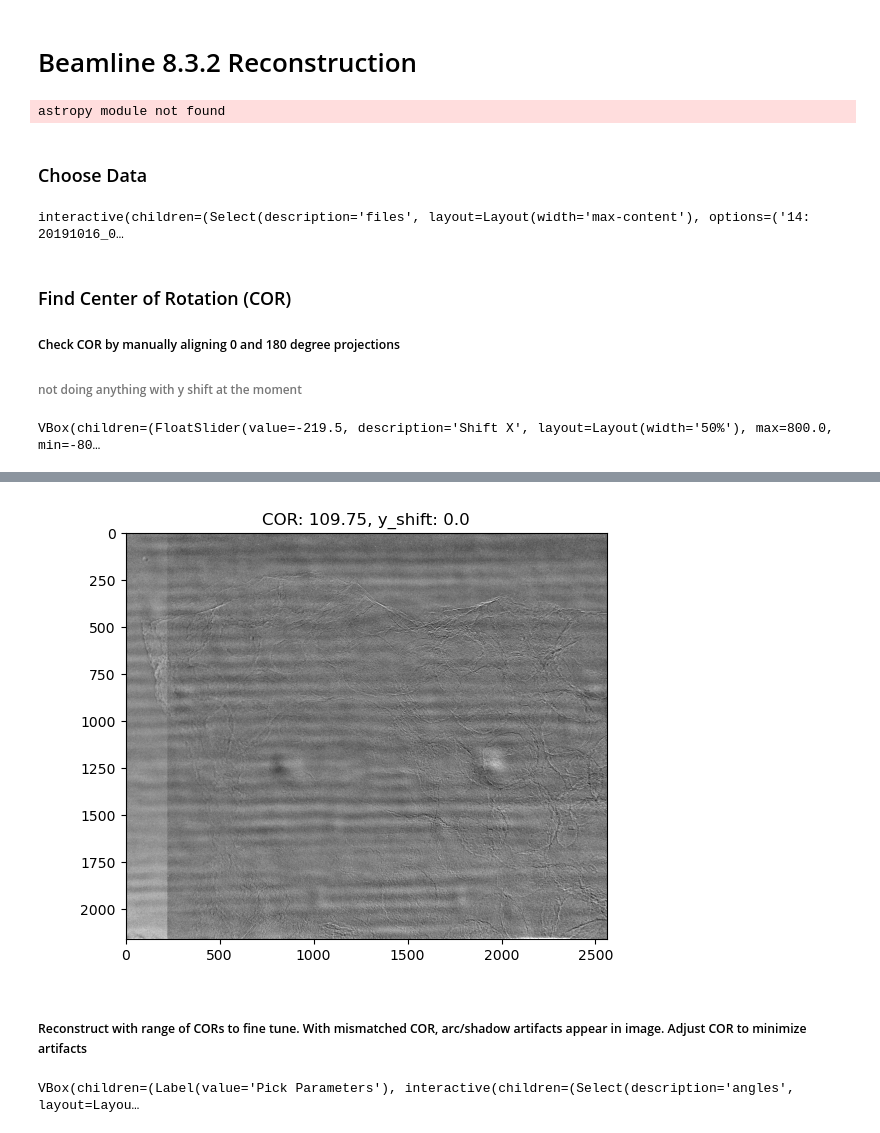
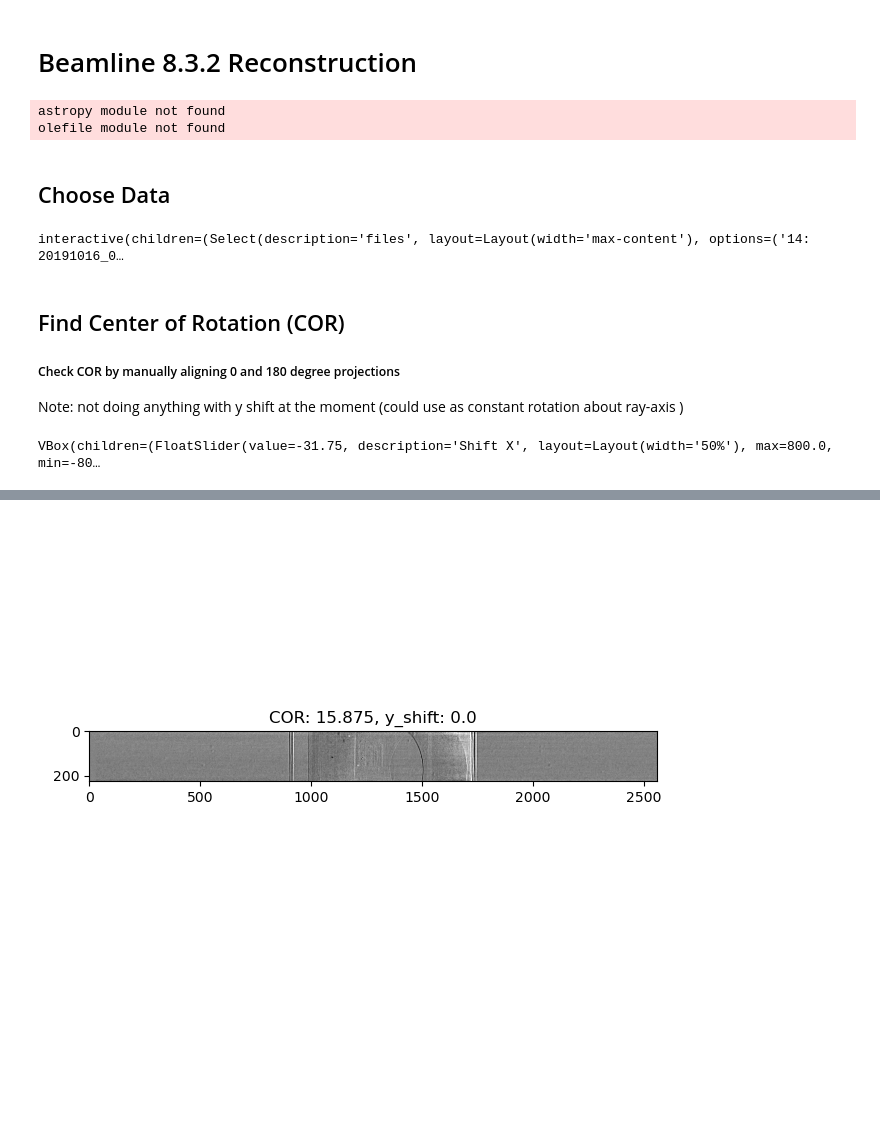
Before and after one commit to als-computing/microct, a Jupyter notebook: ALS_recon.ipynb, the cells around one changed output, grey strips where cells are left out. Saved outputs shown, nothing was run; the diff lists cells and outputs as text; code cells hidden in the pictures; blank space fills up the shorter version.

Commit message:
big changes to ALS_recon

```diff
--- a/ALS_recon.ipynb
+++ b/ALS_recon.ipynb
@@ -8,6 +8,7 @@ import sys
 import os
 import multiprocessing as mp
 os.environ['NUMEXPR_MAX_THREADS'] = str(mp.cpu_count()) # to avoid numexpr warning
+os.environ['TOMOPY_PYTHON_THREADS'] = str(mp.cpu_count()) # to avoid numexpr warning
 import time
 import numexpr
 import numpy as np
@@ -32,8 +33,9 @@ use_gpu = als.check_for_gpu()
 layout = widgets.Layout(width='auto', height='40px')
 # %% [output]
 astropy module not found
+olefile module not found
 # %% [markdown]
-### Choose Data
+## Choose Data
 # %%
 dataDir = "/global/cfs/cdirs/als/users/tomography_notebooks/example_data" # where is the raw data
 basepath = Path(dataDir)
@@ -44,25 +46,19 @@ display(file_choice)
 # %% [output]
 interactive(children=(Select(description='files', layout=Layout(width='max-content'), options=('14: 20191016_0…
 # %% [markdown]
-### Find Center of Rotation (COR)
+## Find Center of Rotation (COR)
 ##### Check COR by manually aligning 0 and 180 degree projections
-###### not doing anything with y shift at the moment
+Note: not doing anything with y shift at the moment (could use as constant rotation about ray-axis )
 # %%
 metadata = als.read_metadata(file_choice.result[0], print_flag = False)
 tomo, _ = als.read_data(file_choice.result[0], proj=slice(0,None,metadata['numangles']-1), downsample_factor=None)
 cor_init = als.auto_find_cor(file_choice.result[0])
 first_proj, last_proj_flipped = tomo[0], np.fliplr(tomo[-1])
 
-axs, img, proj180_shift_sliders, proj180_shift_output = als.plot_0_and_180_proj_diff(first_proj,last_proj_flipped,init_cor=-2*cor_init,fignum=1)
-display(proj180_shift_sliders,proj180_shift_output)
+axs, img, cor_sliders, cor_out = als.plot_0_and_180_proj_diff(first_proj,last_proj_flipped,
+                                                                                     init_cor=-2*cor_init,fignum=0)
+display(cor_sliders,cor_out)
 # %% [output]
-VBox(children=(FloatSlider(value=-219.5, description='Shift X', layout=Layout(width='50%'), max=800.0, min=-80…
+VBox(children=(FloatSlider(value=-31.75, description='Shift X', layout=Layout(width='50%'), max=800.0, min=-80…
 [interactive output not drawn]
-[figure, old version]
+[figure, new version]
-# %% [markdown]
-##### Reconstruct with range of CORs to fine tune. With mismatched COR, arc/shadow artifacts appear in image. Adjust COR to minimize artifacts
-# %%
-all_parameter_widgets = util.get_options(file_choice)
-widgets.VBox(all_parameter_widgets)
-# %% [output]
-VBox(children=(Label(value='Pick Parameters'), interactive(children=(Select(description='angles', layout=Layou…
```
Also changed, not shown: parts of 26 cells of this notebook, 6 other files.
